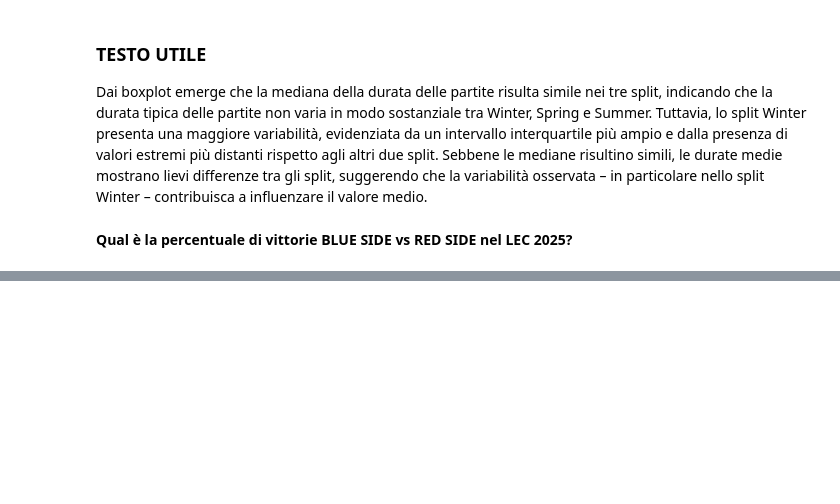
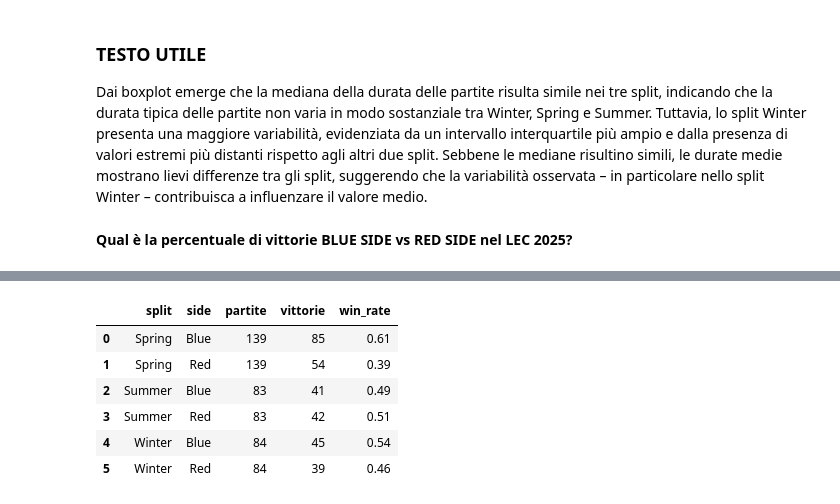
Before and after one commit to AnalystEca/G2-project-analysis, a Jupyter notebook: G2_analisi.ipynb, the cells around one changed output, grey strips where cells are left out. Saved outputs shown, nothing was run; the diff lists cells and outputs as text; code cells hidden in the pictures; blank space fills up the shorter version.

```diff
--- a/G2_analisi.ipynb
+++ b/G2_analisi.ipynb
@@ -267,0 +309,10 @@ Sebbene le mediane risultino simili, le durate medie mostrano lievi differenze t
+# %%
+summary_side_split.head(10)
+# %% [output]
+|  | split | side | partite | vittorie | win_rate |
+| 0 | Spring | Blue | 139 | 85 | 0.61 |
+| 1 | Spring | Red | 139 | 54 | 0.39 |
+| 2 | Summer | Blue | 83 | 41 | 0.49 |
+| 3 | Summer | Red | 83 | 42 | 0.51 |
+| 4 | Winter | Blue | 84 | 45 | 0.54 |
+| 5 | Winter | Red | 84 | 39 | 0.46 |
```
Also changed, not shown: parts of 5 cells of this notebook.
